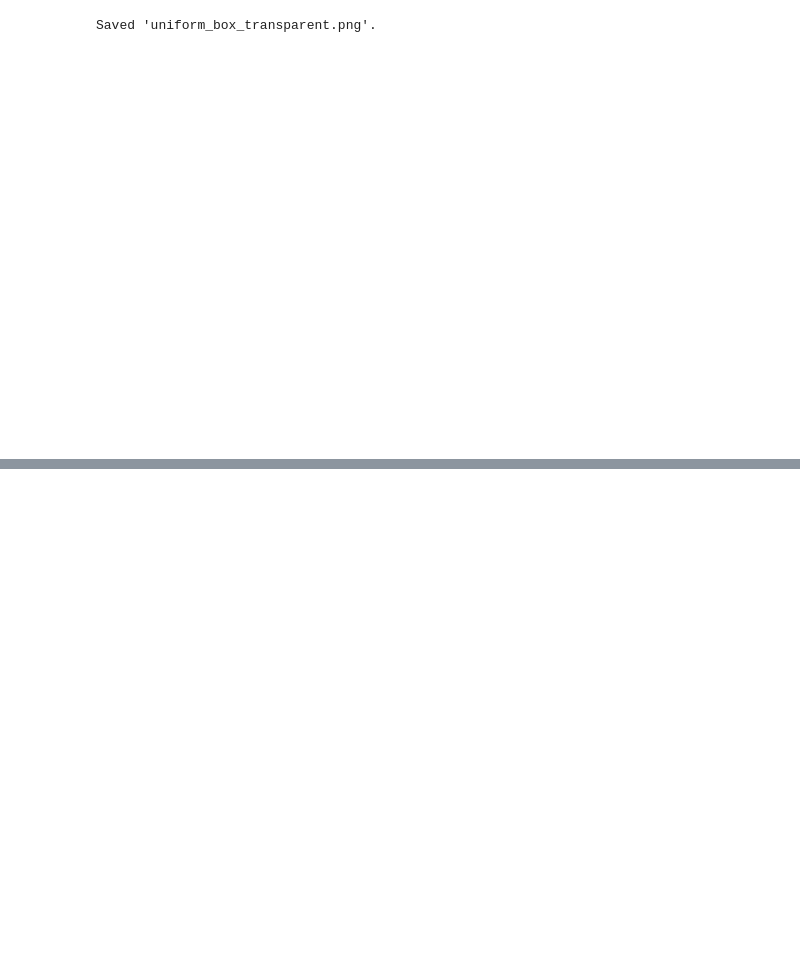
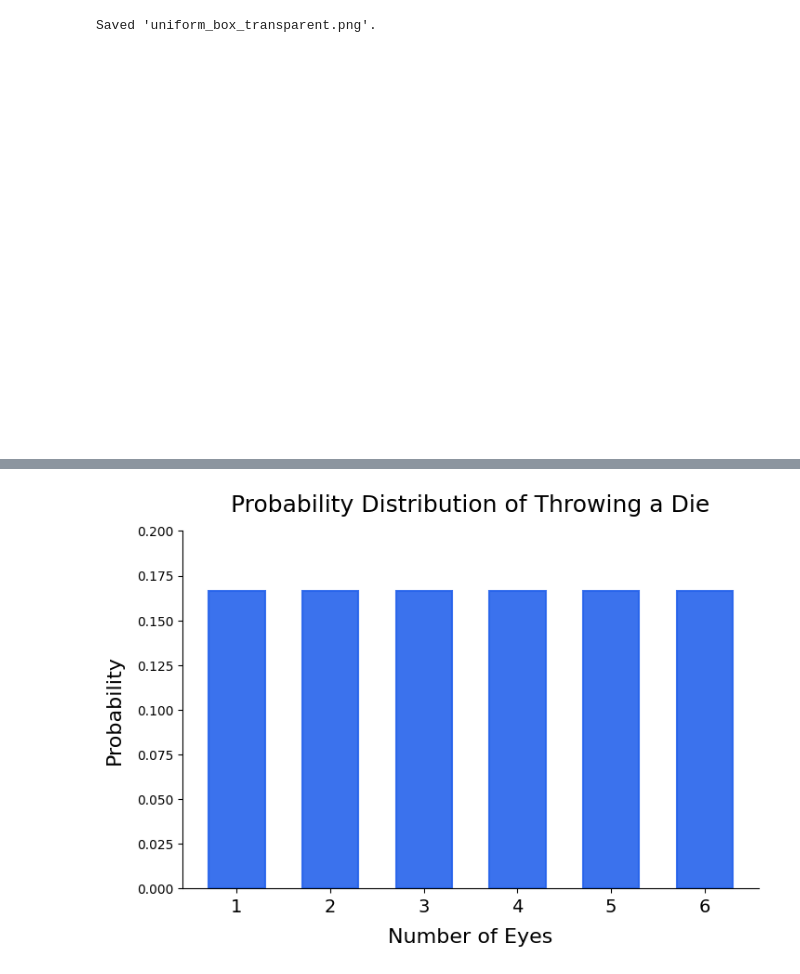
Before and after one commit to Xorgh/STA1, a Jupyter notebook: 04_Kontinuerte_fordelinger_I_grundbegreber_og_modeller/plots.ipynb, the cells around one changed output, grey strips where cells are left out. Cells and saved outputs as stored; diff of their text form; code cells hidden in the pictures; blank space fills up the shorter version.

```diff
--- a/04_Kontinuerte_fordelinger_I_grundbegreber_og_modeller/plots.ipynb
+++ b/04_Kontinuerte_fordelinger_I_grundbegreber_og_modeller/plots.ipynb
@@ -1327,0 +1368,35 @@ Saved 'uniform_box_transparent.png'.
+# %%
+# Theoretical probability distribution for a fair dice (same design as simulation)
+import numpy as np
+import matplotlib.pyplot as plt
+
+plt.rcParams.update({
+    'text.color': 'black',
+    'axes.labelcolor': 'black',
+    'xtick.color': 'black',
+    'ytick.color': 'black',
+    'axes.edgecolor': 'black',
+    'figure.facecolor': 'white',
+    'axes.facecolor': 'white',
+    'savefig.facecolor': 'white'
+})
+
+faces = np.arange(1, 7)
+probs = np.full(6, 1/6)  # P(X=k) = 1/6 for each k in {1,...,6}
+
+fig, ax = plt.subplots(figsize=(8, 5))
+bars = ax.bar(faces, probs, color="#2563eb", alpha=0.9, edgecolor="#2563eb", linewidth=1.5, width=0.6)
+
+ax.set_xticks(faces)
+ax.set_xticklabels(faces, fontsize=14)
+ax.set_xlabel("Number of Eyes", fontsize=16, labelpad=10)
+ax.set_ylabel("Probability", fontsize=16, labelpad=10)
+ax.spines['top'].set_visible(False)
+ax.spines['right'].set_visible(False)
+ax.set_ylim(0, 1/6 * 1.2)
+ax.set_title("Probability Distribution of Throwing a Die", fontsize=18, pad=15)
+
+fig.savefig("dice_theoretical.png", dpi=300, transparent=True, bbox_inches="tight")
+plt.show()
+# %% [output]
+[figure, added]
```
Also changed, not shown: parts of 7 cells of this notebook, 1 other file.
